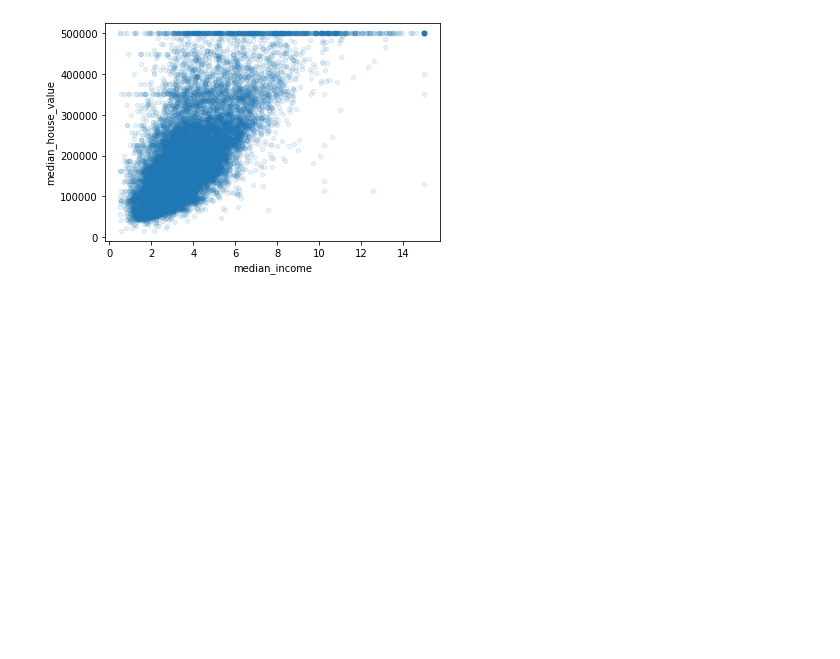
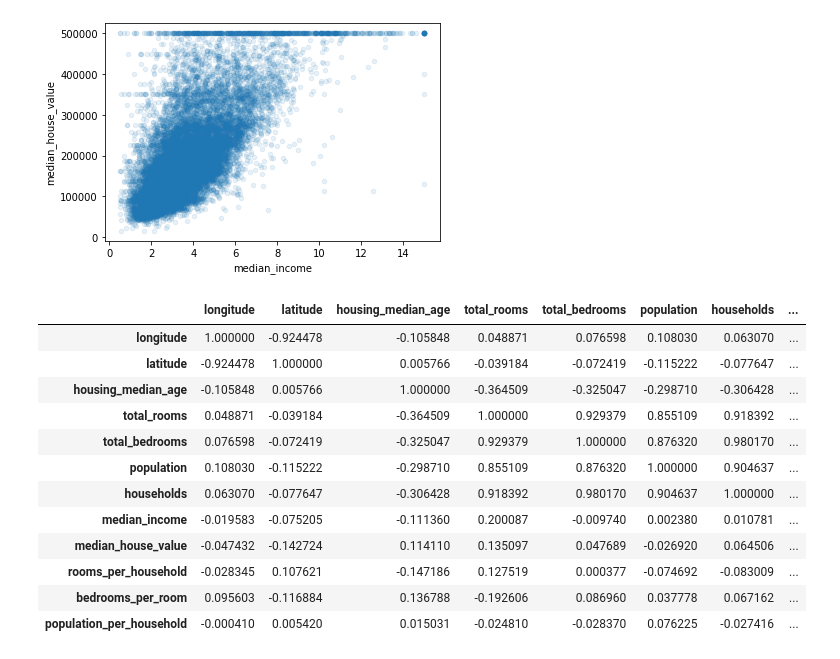
Before and after one commit to dylanPMurphy/e2eML, a Jupyter notebook: Housing Data.ipynb, the cells around one changed output. Drawn from its saved outputs; the diff is of its cells as text; code cells hidden in the pictures; blank space fills up the shorter version.

```diff
--- a/Housing Data.ipynb
+++ b/Housing Data.ipynb
@@ -194,3 +194,25 @@ housing.plot(kind="scatter", x="median_income", y="median_house_value", alpha=0.
 # %% [output]
 <AxesSubplot:xlabel='median_income', ylabel='median_house_value'>
 [figure]
+# %%
+housing['rooms_per_household'] = housing["total_rooms"]/housing["households"]
+housing["bedrooms_per_room"] = housing["total_bedrooms"]/housing["total_rooms"]
+housing["population_per_household"] = housing["population"]/housing["households"]
+# %%
+corr_matrix = housing.corr()
+# %%
+corr_matrix
+# %% [output]
+|  | longitude | latitude | housing_median_age | total_rooms | total_bedrooms | population | households | ... |
+| longitude | 1.000000 | -0.924478 | -0.105848 | 0.048871 | 0.076598 | 0.108030 | 0.063070 | ... |
+| latitude | -0.924478 | 1.000000 | 0.005766 | -0.039184 | -0.072419 | -0.115222 | -0.077647 | ... |
+| housing_median_age | -0.105848 | 0.005766 | 1.000000 | -0.364509 | -0.325047 | -0.298710 | -0.306428 | ... |
+| total_rooms | 0.048871 | -0.039184 | -0.364509 | 1.000000 | 0.929379 | 0.855109 | 0.918392 | ... |
+| total_bedrooms | 0.076598 | -0.072419 | -0.325047 | 0.929379 | 1.000000 | 0.876320 | 0.980170 | ... |
+| population | 0.108030 | -0.115222 | -0.298710 | 0.855109 | 0.876320 | 1.000000 | 0.904637 | ... |
+| households | 0.063070 | -0.077647 | -0.306428 | 0.918392 | 0.980170 | 0.904637 | 1.000000 | ... |
+| median_income | -0.019583 | -0.075205 | -0.111360 | 0.200087 | -0.009740 | 0.002380 | 0.010781 | ... |
+| median_house_value | -0.047432 | -0.142724 | 0.114110 | 0.135097 | 0.047689 | -0.026920 | 0.064506 | ... |
+| rooms_per_household | -0.028345 | 0.107621 | -0.147186 | 0.127519 | 0.000377 | -0.074692 | -0.083009 | ... |
+| bedrooms_per_room | 0.095603 | -0.116884 | 0.136788 | -0.192606 | 0.086960 | 0.037778 | 0.067162 | ... |
+| population_per_household | -0.000410 | 0.005420 | 0.015031 | -0.024810 | -0.028370 | 0.076225 | -0.027416 | ... |
```
Also changed, not shown: parts of 6 cells of this notebook.
